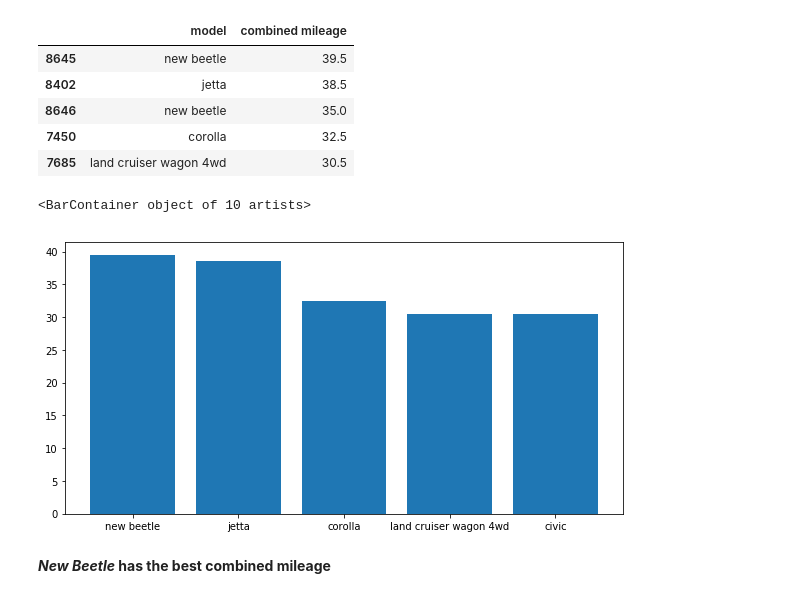
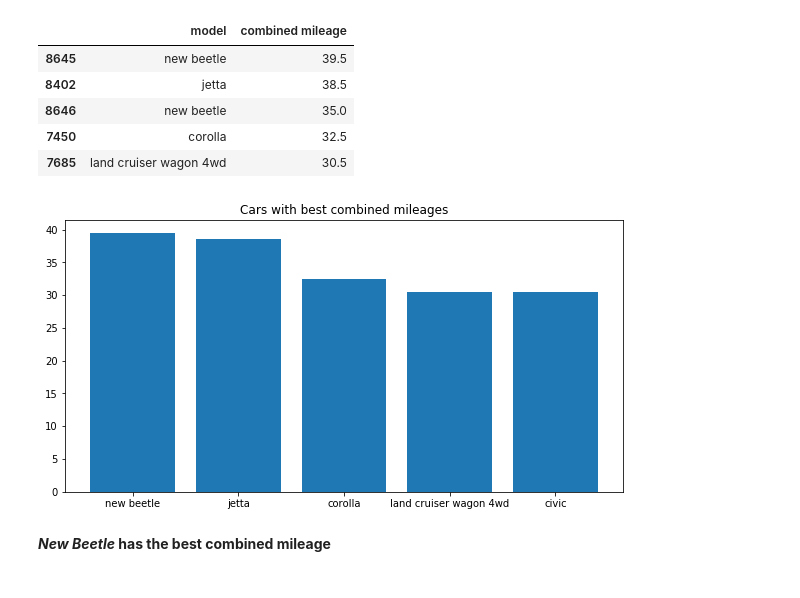
Before and after one commit to anish2197/data-analystics, a Jupyter notebook: Day 2.ipynb, the cells around one changed output. Drawn from its saved outputs; the diff is of its cells as text; code cells hidden in the pictures.

```diff
--- a/Day 2.ipynb
+++ b/Day 2.ipynb
@@ -164,11 +169,13 @@ dfTemp.head()
 | 7685 | land cruiser wagon 4wd | 30.5 |
 # %%
 dfTemp2 = dfTemp[0:10]
+
 plt.figure(figsize=(10,5))
+plt.title("Cars with best combined mileages")
 plt.bar(dfTemp2["model"], dfTemp2["combined mileage"])
+plt.show()
 # %% [output]
-<BarContainer object of 10 artists>
-[figure, old version]
+[figure, new version]
 # %% [markdown]
 ***New Beetle* has the best combined mileage**
 # %% [markdown]
```
Also changed, not shown: parts of 6 cells of this notebook.
